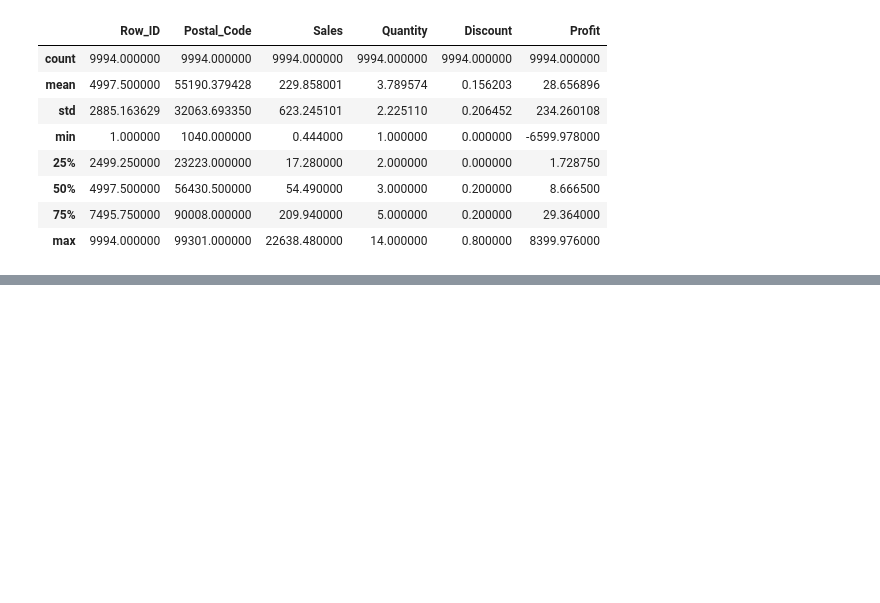
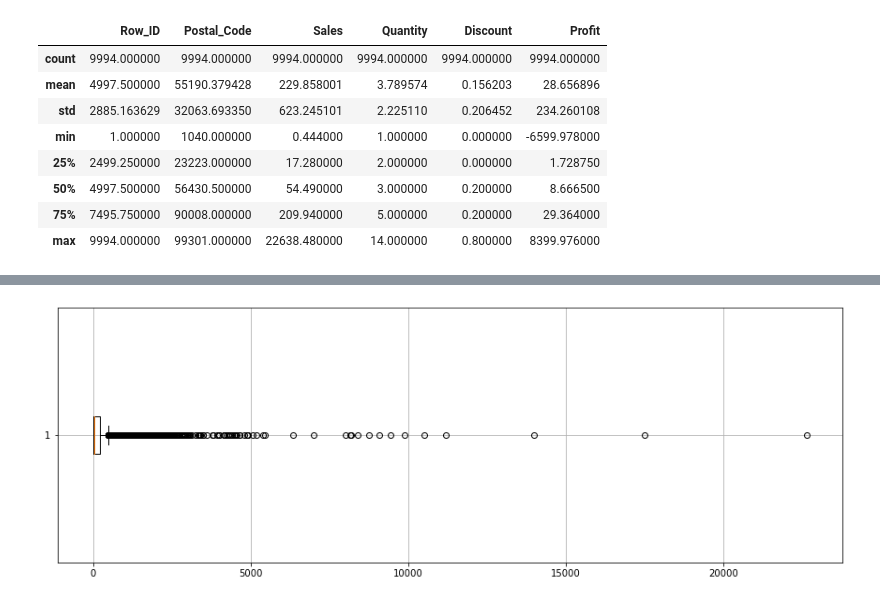
Before and after one commit to carrotdip/SuperStore, a Jupyter notebook: SuperStore_Analysis.ipynb, the cells around one changed output, grey strips where cells are left out. Saved outputs shown, nothing was run; the diff lists cells and outputs as text; code cells hidden in the pictures; blank space fills up the shorter version.

```diff
--- a/SuperStore_Analysis.ipynb
+++ b/SuperStore_Analysis.ipynb
@@ -132,0 +167,8 @@ superstore_df.describe()
+# %%
+# Boxplot of distribution of Sales
+figure = plt.figure(figsize=[15,5])
+plt.boxplot(superstore_df['Sales'], vert=False)
+plt.grid()
+plt.show()
+# %% [output]
+[figure, added]
```
Also changed, not shown: parts of 8 cells of this notebook, 1 other file.
